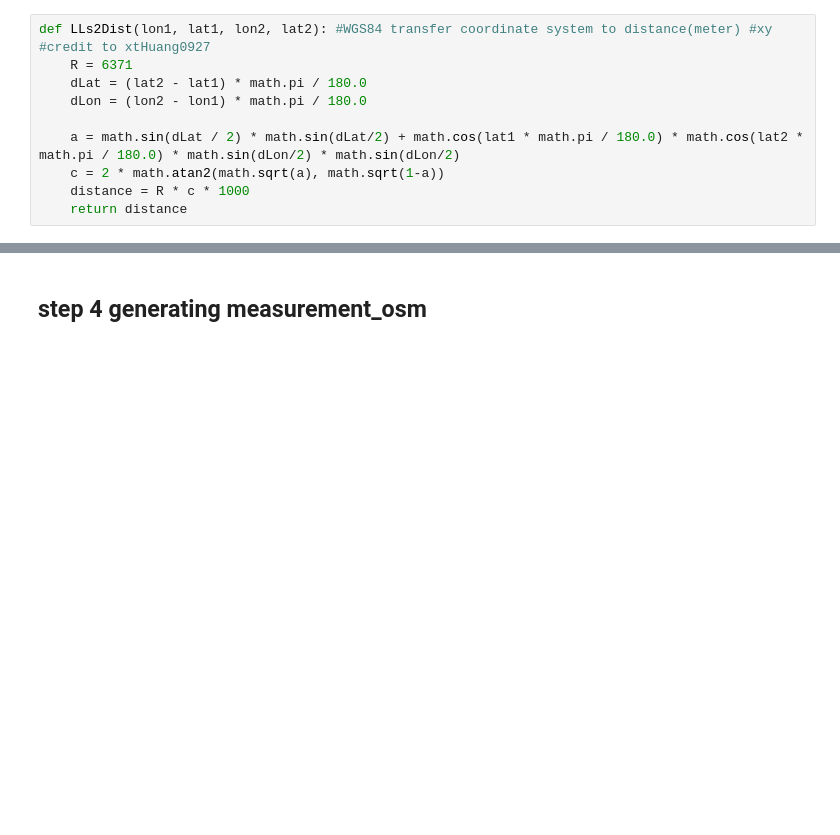
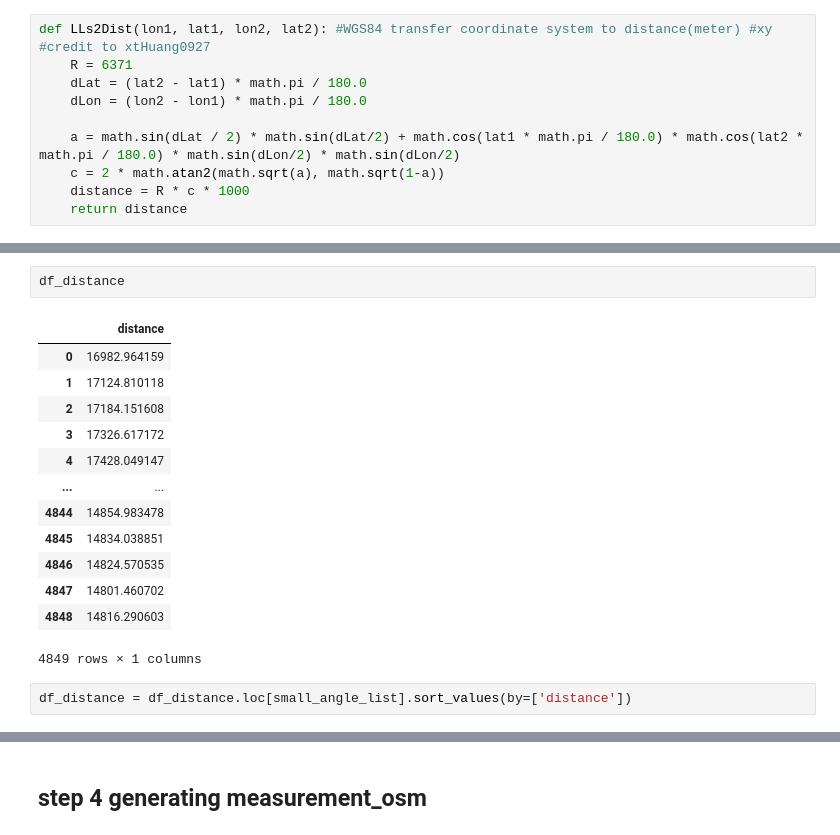
Before and after one commit to chrisyangsong/TMC2GMNS, a Jupyter notebook: tmc2gmns_final_restruct_v2.ipynb, the cells around one changed output, grey strips where cells are left out. Cells and saved outputs as stored; diff of their text form; blank space fills up the shorter version.

```diff
--- a/tmc2gmns_final_restruct_v2.ipynb
+++ b/tmc2gmns_final_restruct_v2.ipynb
@@ -355,0 +381,18 @@ def LLs2Dist(lon1, lat1, lon2, lat2): #WGS84 transfer coordinate system to dista
+# %%
+df_distance
+# %% [output]
+|  | distance |
+| 0 | 16982.964159 |
+| 1 | 17124.810118 |
+| 2 | 17184.151608 |
+| 3 | 17326.617172 |
+| 4 | 17428.049147 |
+| ... | ... |
+| 4844 | 14854.983478 |
+| 4845 | 14834.038851 |
+| 4846 | 14824.570535 |
+| 4847 | 14801.460702 |
+| 4848 | 14816.290603 |
+4849 rows × 1 columns
+# %%
+df_distance = df_distance.loc[small_angle_list].sort_values(by=['distance'])
```
Also changed, not shown: parts of 11 cells of this notebook, 7 other files.
